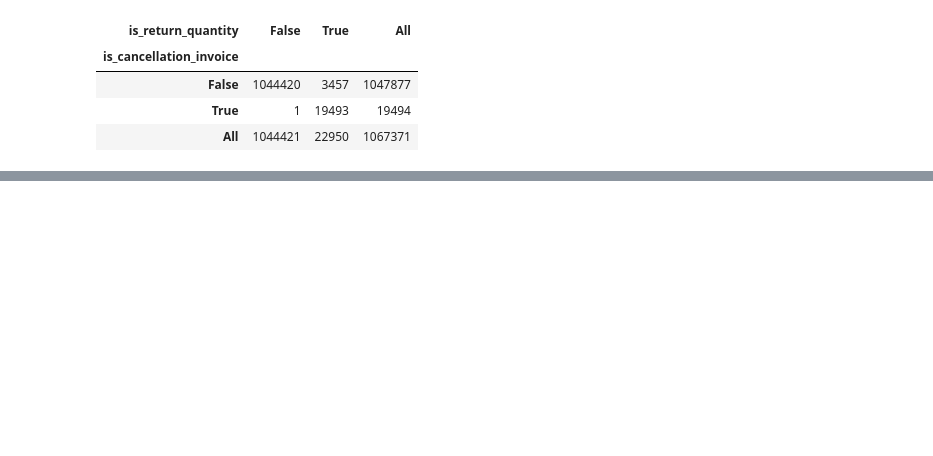
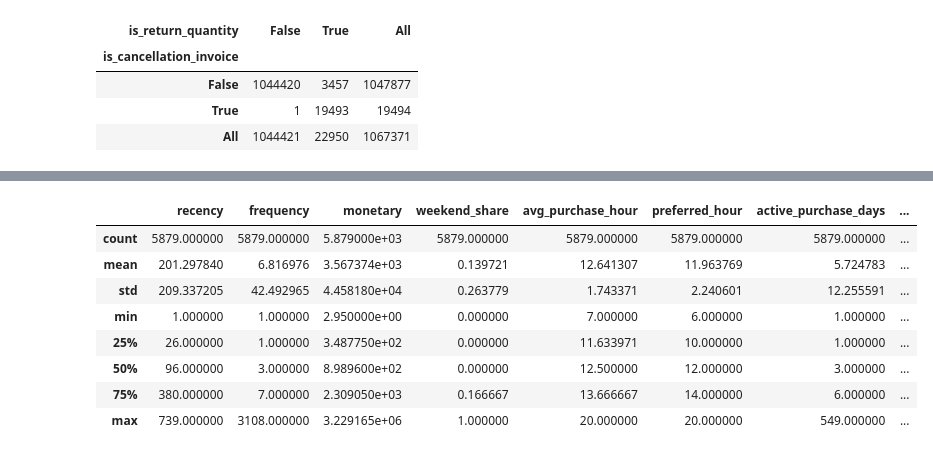
Before and after one commit to Thoericht/customer-segmentation-rfm-nlp, a Jupyter notebook: 02_notebooks/02_data_preparation.ipynb, the cells around one changed output, grey strips where cells are left out. Cells and saved outputs as stored; diff of their text form; code cells hidden in the pictures; blank space fills up the shorter version.

```diff
--- a/02_notebooks/02_data_preparation.ipynb
+++ b/02_notebooks/02_data_preparation.ipynb
@@ -320,0 +412,10 @@ df.to_csv("../01_data/02_processed_data/customer_processed.csv", index=False)
+# %%
+customer_text = (
+    purchases
+    .groupby("CustomerID")["Description"]
+    .agg(" ".join)
+    .reset_index(name="customer_product_text")
+)
+
+print(customer_text.shape)
+customer_text.head()
@@ -320,0 +622,12 @@ df.to_csv("../01_data/02_processed_data/customer_processed.csv", index=False)
+# %%
+customer_profile.describe()
+# %% [output]
+|  | recency | frequency | monetary | weekend_share | avg_purchase_hour | preferred_hour | active_purchase_days | ... |
+| count | 5879.000000 | 5879.000000 | 5.879000e+03 | 5879.000000 | 5879.000000 | 5879.000000 | 5879.000000 | ... |
+| mean | 201.297840 | 6.816976 | 3.567374e+03 | 0.139721 | 12.641307 | 11.963769 | 5.724783 | ... |
+| std | 209.337205 | 42.492965 | 4.458180e+04 | 0.263779 | 1.743371 | 2.240601 | 12.255591 | ... |
+| min | 1.000000 | 1.000000 | 2.950000e+00 | 0.000000 | 7.000000 | 6.000000 | 1.000000 | ... |
+| 25% | 26.000000 | 1.000000 | 3.487750e+02 | 0.000000 | 11.633971 | 10.000000 | 1.000000 | ... |
+| 50% | 96.000000 | 3.000000 | 8.989600e+02 | 0.000000 | 12.500000 | 12.000000 | 3.000000 | ... |
+| 75% | 380.000000 | 7.000000 | 2.309050e+03 | 0.166667 | 13.666667 | 14.000000 | 6.000000 | ... |
+| max | 739.000000 | 3108.000000 | 3.229165e+06 | 1.000000 | 20.000000 | 20.000000 | 549.000000 | ... |
```
Also changed, not shown: parts of 28 cells of this notebook, 5 other files.
